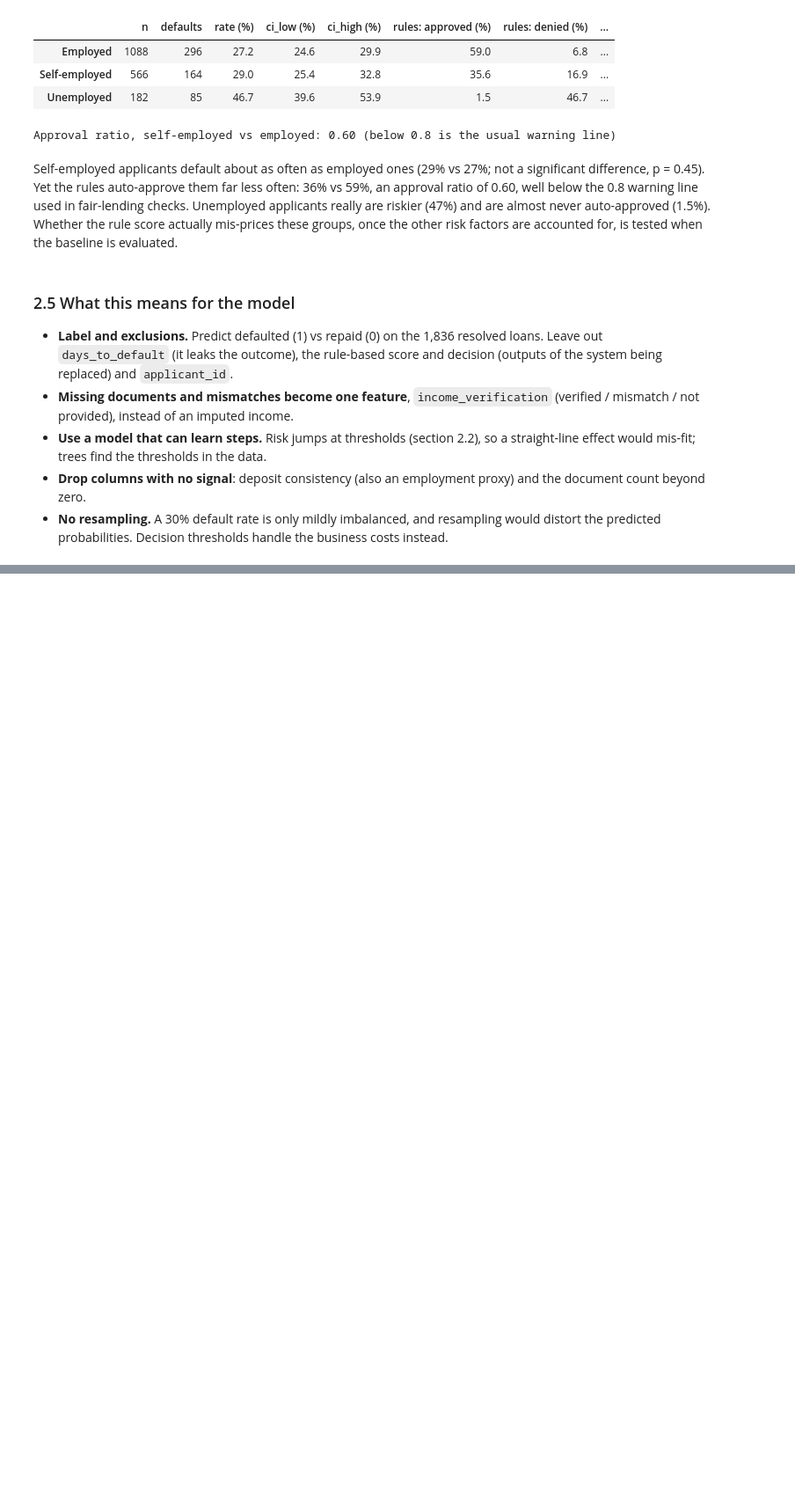
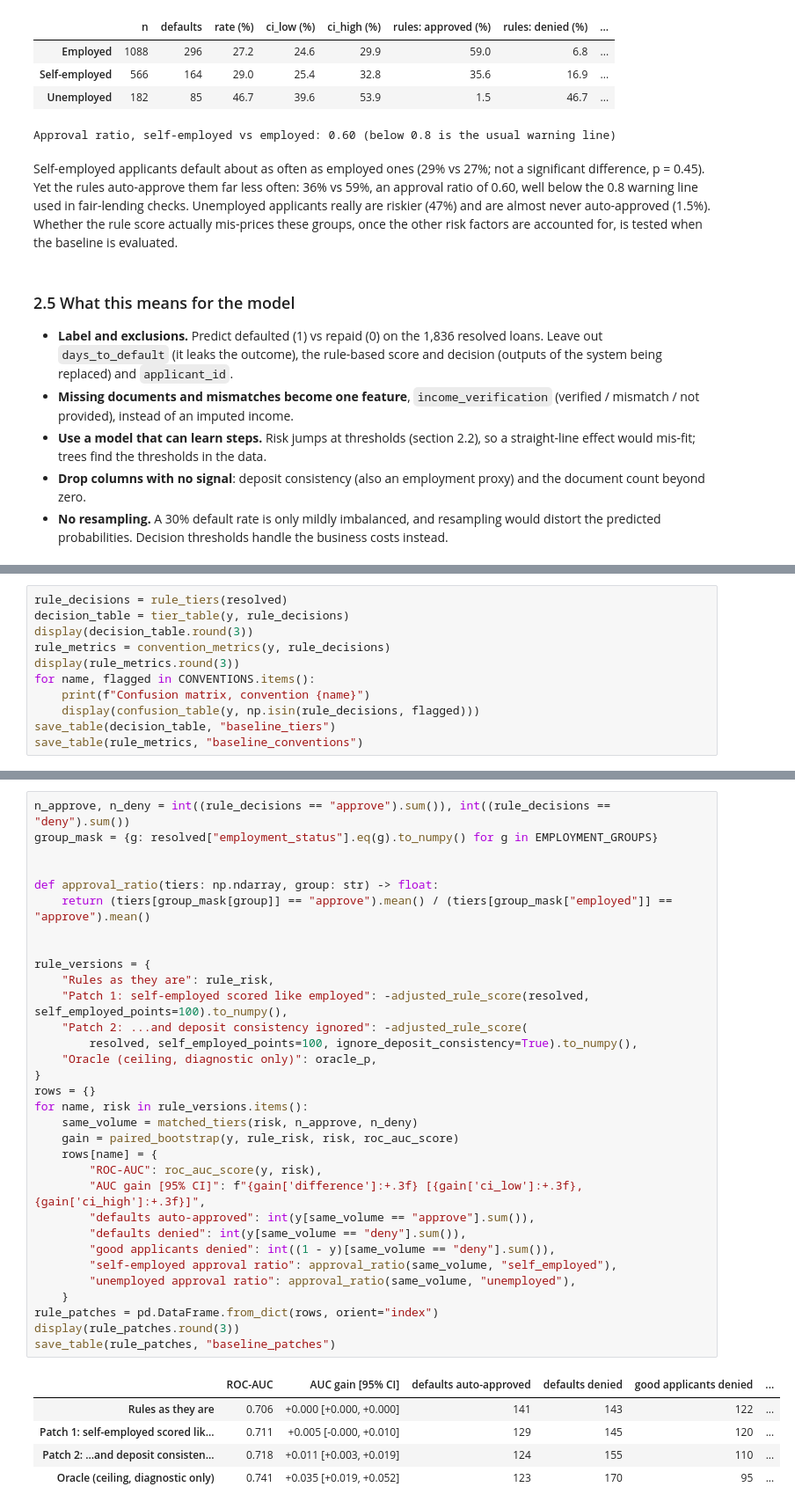
Before and after one commit to smparc/loan-default-model-matthew-park, a Jupyter notebook: analysis.ipynb, the cells around one changed output, grey strips where cells are left out. Shown at 88% size. Cells and saved outputs as stored; diff of their text form; blank space fills up the shorter version.

```diff
--- a/analysis.ipynb
+++ b/analysis.ipynb
@@ -444,0 +535,11 @@ baseline is evaluated.
+# %%
+rule_decisions = rule_tiers(resolved)
+decision_table = tier_table(y, rule_decisions)
+display(decision_table.round(3))
+rule_metrics = convention_metrics(y, rule_decisions)
+display(rule_metrics.round(3))
+for name, flagged in CONVENTIONS.items():
+    print(f"Confusion matrix, convention {name}")
+    display(confusion_table(y, np.isin(rule_decisions, flagged)))
+save_table(decision_table, "baseline_tiers")
+save_table(rule_metrics, "baseline_conventions")
@@ -444,0 +677,38 @@ baseline is evaluated.
+# %%
+n_approve, n_deny = int((rule_decisions == "approve").sum()), int((rule_decisions == "deny").sum())
+group_mask = {g: resolved["employment_status"].eq(g).to_numpy() for g in EMPLOYMENT_GROUPS}
+
+
+def approval_ratio(tiers: np.ndarray, group: str) -> float:
+    return (tiers[group_mask[group]] == "approve").mean() / (tiers[group_mask["employed"]] == "approve").mean()
+
+
+rule_versions = {
+    "Rules as they are": rule_risk,
+    "Patch 1: self-employed scored like employed": -adjusted_rule_score(resolved, self_employed_points=100).to_numpy(),
+    "Patch 2: ...and deposit consistency ignored": -adjusted_rule_score(
+        resolved, self_employed_points=100, ignore_deposit_consistency=True).to_numpy(),
+    "Oracle (ceiling, diagnostic only)": oracle_p,
+}
+rows = {}
+for name, risk in rule_versions.items():
+    same_volume = matched_tiers(risk, n_approve, n_deny)
+    gain = paired_bootstrap(y, rule_risk, risk, roc_auc_score)
+    rows[name] = {
+        "ROC-AUC": roc_auc_score(y, risk),
+        "AUC gain [95% CI]": f"{gain['difference']:+.3f} [{gain['ci_low']:+.3f}, {gain['ci_high']:+.3f}]",
+        "defaults auto-approved": int(y[same_volume == "approve"].sum()),
+        "defaults denied": int(y[same_volume == "deny"].sum()),
+        "good applicants denied": int((1 - y)[same_volume == "deny"].sum()),
+        "self-employed approval ratio": approval_ratio(same_volume, "self_employed"),
+        "unemployed approval ratio": approval_ratio(same_volume, "unemployed"),
+    }
+rule_patches = pd.DataFrame.from_dict(rows, orient="index")
+display(rule_patches.round(3))
+save_table(rule_patches, "baseline_patches")
+# %% [output]
+|  | ROC-AUC | AUC gain [95% CI] | defaults auto-approved | defaults denied | good applicants denied | ... |
+| Rules as they are | 0.706 | +0.000 [+0.000, +0.000] | 141 | 143 | 122 | ... |
+| Patch 1: self-employed scored lik... | 0.711 | +0.005 [-0.000, +0.010] | 129 | 145 | 120 | ... |
+| Patch 2: ...and deposit consisten... | 0.718 | +0.011 [+0.003, +0.019] | 124 | 155 | 110 | ... |
+| Oracle (ceiling, diagnostic only) | 0.741 | +0.035 [+0.019, +0.052] | 123 | 170 | 95 | ... |
```
Also changed, not shown: parts of 17 cells of this notebook, 14 other files.
